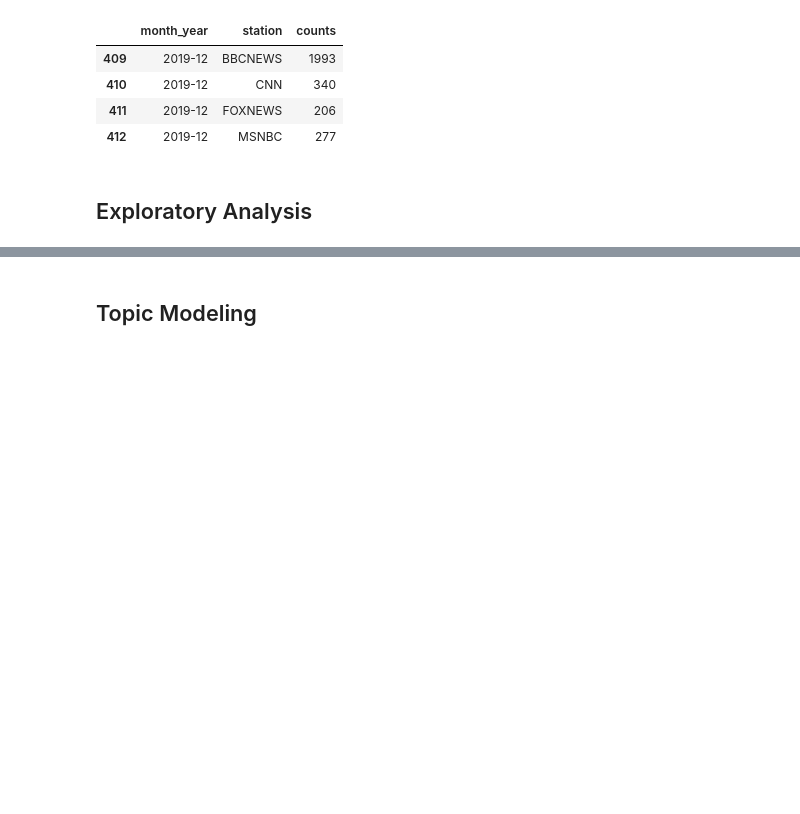
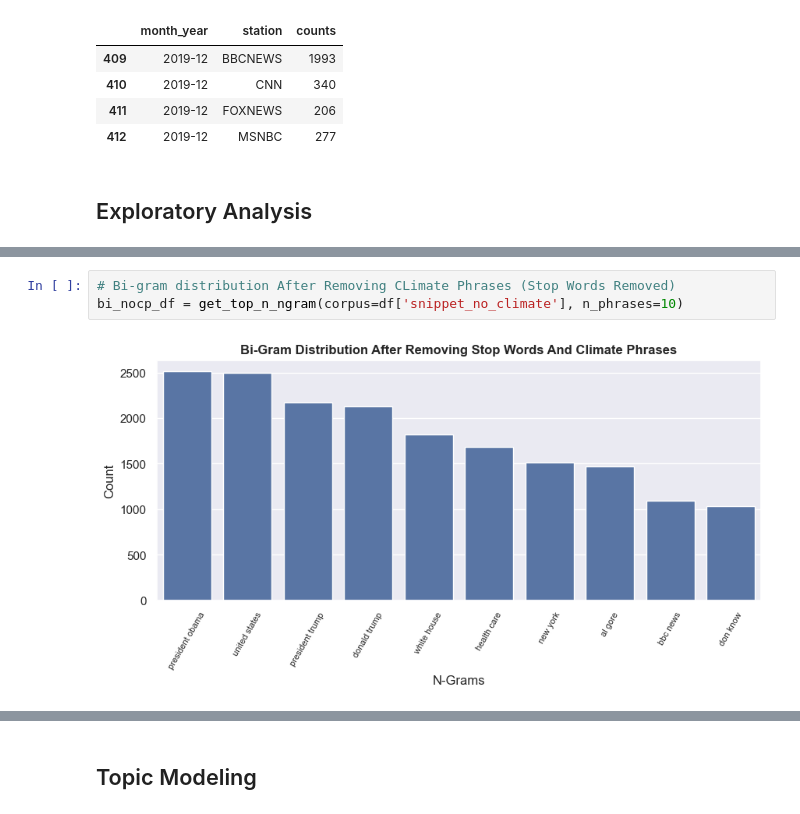
Before and after one commit to giantmagellan/climate-lang-processing, a Jupyter notebook: main.ipynb, the cells around one changed output, grey strips where cells are left out. Drawn from its saved outputs; the diff is of its cells as text; blank space fills up the shorter version.

```diff
--- a/main.ipynb
+++ b/main.ipynb
@@ -283,0 +314,5 @@ station_monthly_occurrences[station_monthly_occurrences['month_year']=='2019-12'
+# %%
+# Bi-gram distribution After Removing CLimate Phrases (Stop Words Removed)
+bi_nocp_df = get_top_n_ngram(corpus=df['snippet_no_climate'], n_phrases=10)
+# %% [output]
+[figure, added]
```
Also changed, not shown: parts of 14 cells of this notebook, 7 other files.
